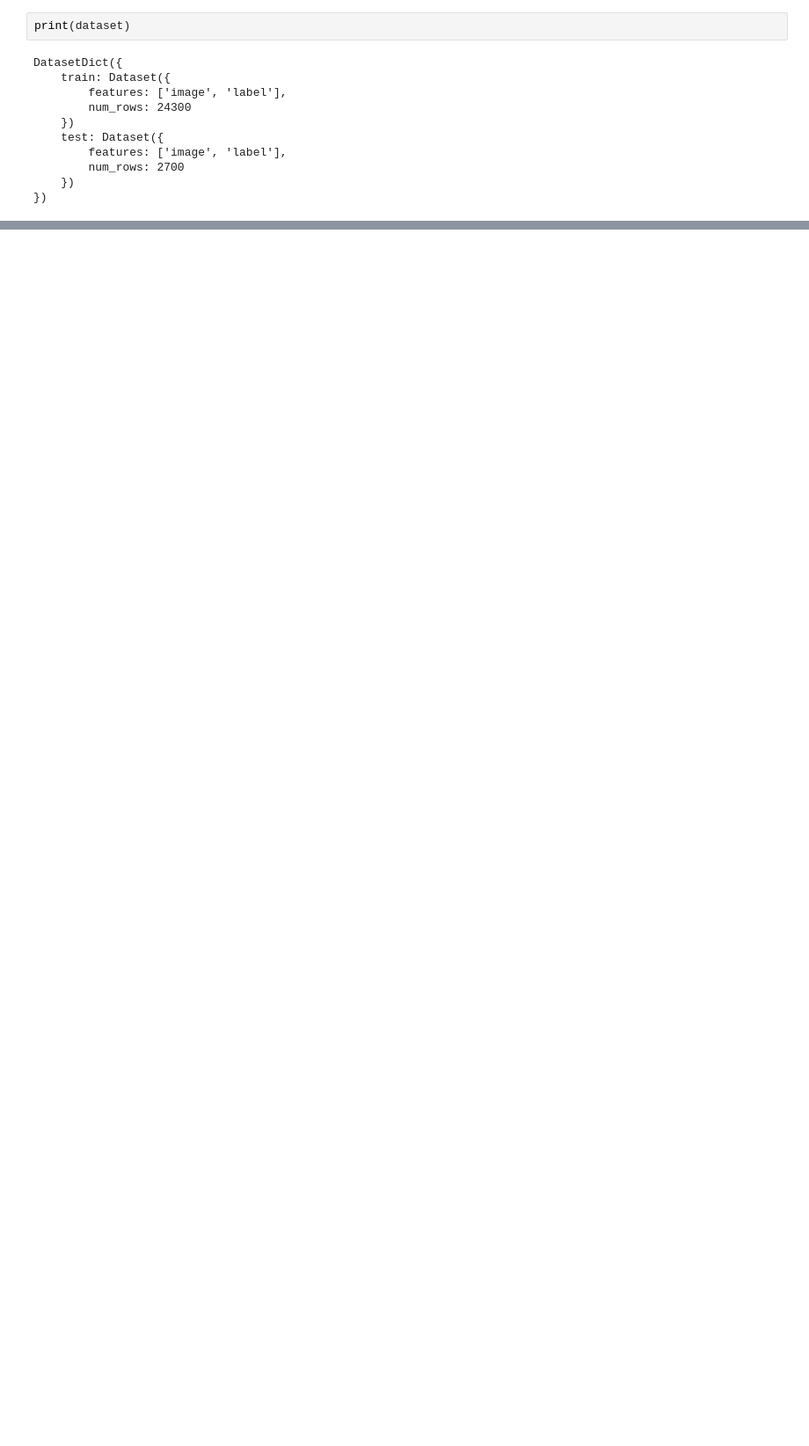
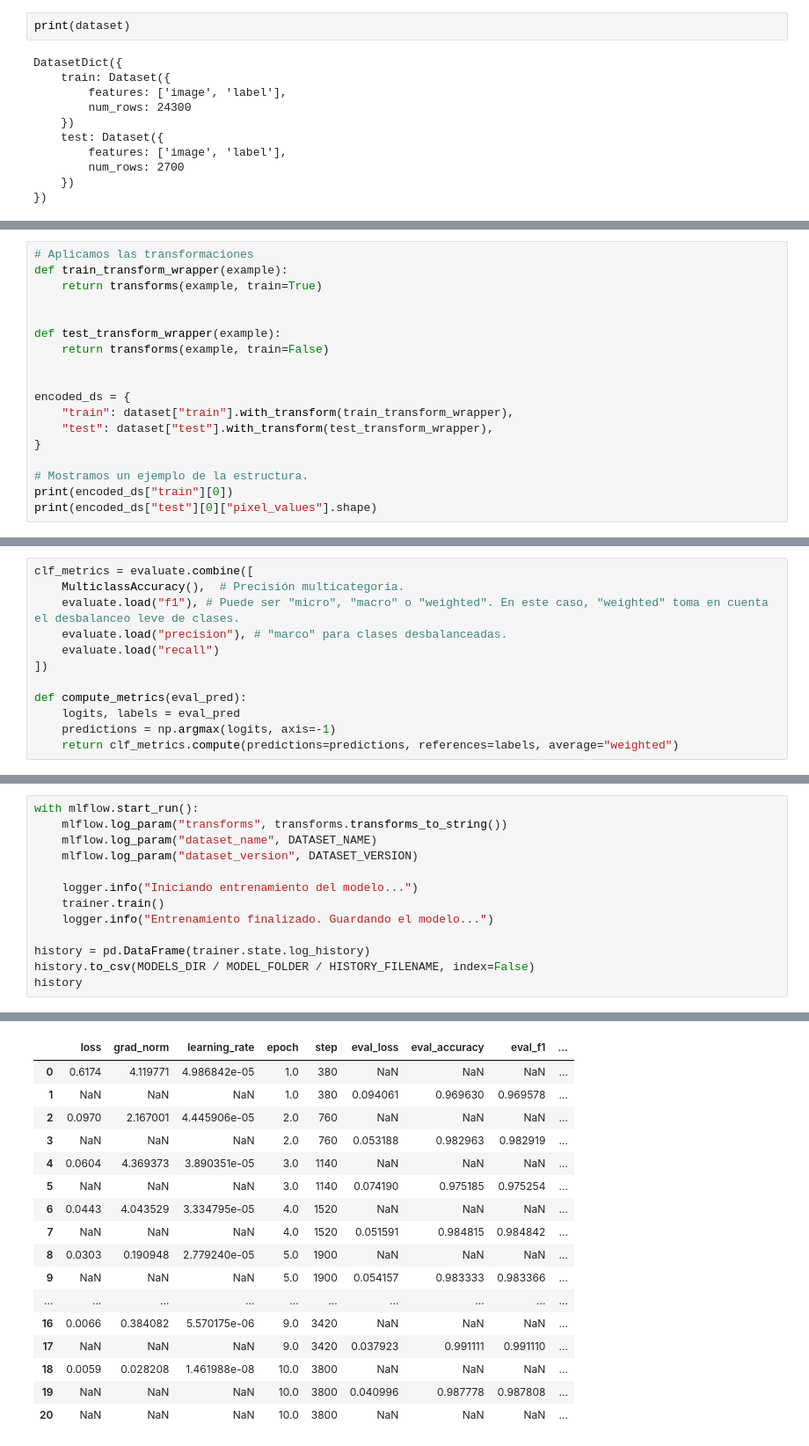
Before and after one commit to brunomaso1/vision-transformer, a Jupyter notebook: notebooks/3.03-vit-base.ipynb, the cells around one changed output, grey strips where cells are left out. Shown at 88% size. Drawn from its saved outputs; the diff is of its cells as text; blank space fills up the shorter version.

```diff
--- a/notebooks/3.03-vit-base.ipynb
+++ b/notebooks/3.03-vit-base.ipynb
@@ -432,0 +295,18 @@ dict_keys(['pixel_values', 'label'])
+# %%
+# Aplicamos las transformaciones
+def train_transform_wrapper(example):
+    return transforms(example, train=True)
+
+
+def test_transform_wrapper(example):
+    return transforms(example, train=False)
+
+
+encoded_ds = {
+    "train": dataset["train"].with_transform(train_transform_wrapper),
+    "test": dataset["test"].with_transform(test_transform_wrapper),
+}
+
+# Mostramos un ejemplo de la estructura.
+print(encoded_ds["train"][0])
+print(encoded_ds["test"][0]["pixel_values"].shape)
@@ -432,0 +331,12 @@ dict_keys(['pixel_values', 'label'])
+# %%
+clf_metrics = evaluate.combine([
+    MulticlassAccuracy(),  # Precisión multicategoría.
+    evaluate.load("f1"), # Puede ser "micro", "macro" o "weighted". En este caso, "weighted" toma en cuenta el desbalanceo leve de clases.
+    evaluate.load("precision"), # "marco" para clases desbalanceadas.
+    evaluate.load("recall")
+])
+
+def compute_metrics(eval_pred):
+    logits, labels = eval_pred
+    predictions = np.argmax(logits, axis=-1)
+    return clf_metrics.compute(predictions=predictions, references=labels, average="weighted")
@@ -432,0 +379,14 @@ dict_keys(['pixel_values', 'label'])
+# %%
+with mlflow.start_run():
+    mlflow.log_param("transforms", transforms.transforms_to_string())
+    mlflow.log_param("dataset_name", DATASET_NAME)
+    mlflow.log_param("dataset_version", DATASET_VERSION)
+
+    logger.info("Iniciando entrenamiento del modelo...")
+    trainer.train()
+    logger.info("Entrenamiento finalizado. Guardando el modelo...")
+
+history = pd.DataFrame(trainer.state.log_history)
+history.to_csv(MODELS_DIR / MODEL_FOLDER / HISTORY_FILENAME, index=False)
+history
+# %% [output]
@@ -432,0 +409,17 @@ dict_keys(['pixel_values', 'label'])
+|  | loss | grad_norm | learning_rate | epoch | step | eval_loss | eval_accuracy | eval_f1 | ... |
+| 0 | 0.6174 | 4.119771 | 4.986842e-05 | 1.0 | 380 | NaN | NaN | NaN | ... |
+| 1 | NaN | NaN | NaN | 1.0 | 380 | 0.094061 | 0.969630 | 0.969578 | ... |
+| 2 | 0.0970 | 2.167001 | 4.445906e-05 | 2.0 | 760 | NaN | NaN | NaN | ... |
+| 3 | NaN | NaN | NaN | 2.0 | 760 | 0.053188 | 0.982963 | 0.982919 | ... |
+| 4 | 0.0604 | 4.369373 | 3.890351e-05 | 3.0 | 1140 | NaN | NaN | NaN | ... |
+| 5 | NaN | NaN | NaN | 3.0 | 1140 | 0.074190 | 0.975185 | 0.975254 | ... |
+| 6 | 0.0443 | 4.043529 | 3.334795e-05 | 4.0 | 1520 | NaN | NaN | NaN | ... |
+| 7 | NaN | NaN | NaN | 4.0 | 1520 | 0.051591 | 0.984815 | 0.984842 | ... |
+| 8 | 0.0303 | 0.190948 | 2.779240e-05 | 5.0 | 1900 | NaN | NaN | NaN | ... |
+| 9 | NaN | NaN | NaN | 5.0 | 1900 | 0.054157 | 0.983333 | 0.983366 | ... |
+| ... | ... | ... | ... | ... | ... | ... | ... | ... | ... |
+| 16 | 0.0066 | 0.384082 | 5.570175e-06 | 9.0 | 3420 | NaN | NaN | NaN | ... |
+| 17 | NaN | NaN | NaN | 9.0 | 3420 | 0.037923 | 0.991111 | 0.991110 | ... |
+| 18 | 0.0059 | 0.028208 | 1.461988e-08 | 10.0 | 3800 | NaN | NaN | NaN | ... |
+| 19 | NaN | NaN | NaN | 10.0 | 3800 | 0.040996 | 0.987778 | 0.987808 | ... |
+| 20 | NaN | NaN | NaN | 10.0 | 3800 | NaN | NaN | NaN | ... |
```
Also changed, not shown: parts of 57 cells of this notebook, 19 other files.
